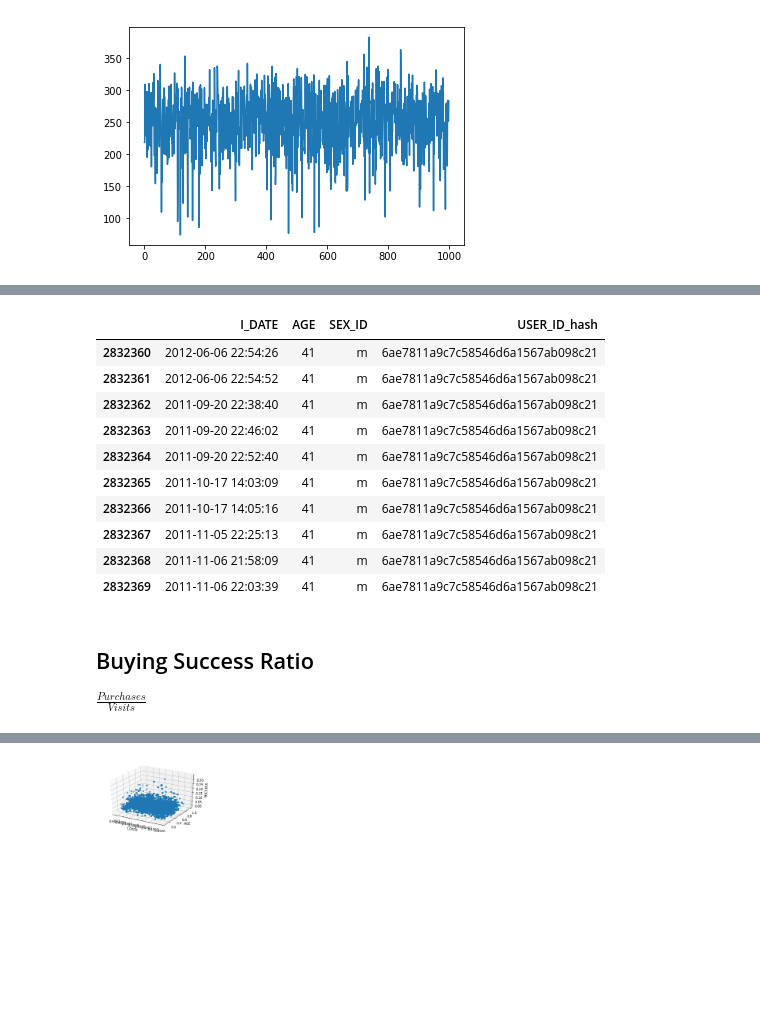
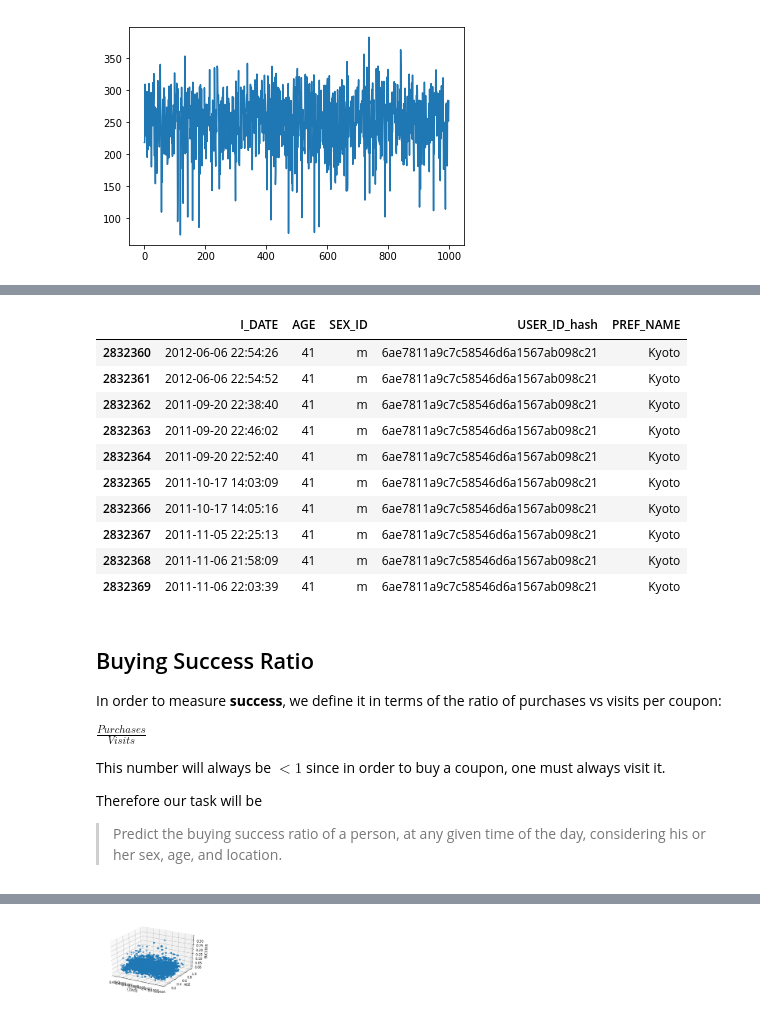
Before and after one commit to alorozco53/Coupons, a Jupyter notebook: CouponsKueski.ipynb, the cells around one changed output, grey strips where cells are left out. Cells and saved outputs as stored; diff of their text form; code cells hidden in the pictures; blank space fills up the shorter version.

Commit message:
[ADDED] a complete task

```diff
--- a/CouponsKueski.ipynb
+++ b/CouponsKueski.ipynb
@@ -155,21 +171,32 @@ plt.plot(np.array(avgs))
 # %%
-date_vs_age = coupon_visit_train.join(user_list, on='USER_ID_hash')[['I_DATE', 'AGE', 'SEX_ID', 'USER_ID_hash']]
+# Join coupon visits with user data
+date_vs_age = coupon_visit_train.join(user_list, on='USER_ID_hash')[['I_DATE', 'AGE', 'SEX_ID', 'USER_ID_hash', 'PREF_NAME']]
 date_vs_age.I_DATE = date_vs_age.I_DATE.apply(lambda d: get_time(d))
+date_vs_age = date_vs_age.fillna(value='-')
 date_vs_age[date_vs_age.SEX_ID == 'm'].tail(10)
 # %% [output]
-|  | I_DATE | AGE | SEX_ID | USER_ID_hash |
-| 2832360 | 2012-06-06 22:54:26 | 41 | m | 6ae7811a9c7c58546d6a1567ab098c21 |
-| 2832361 | 2012-06-06 22:54:52 | 41 | m | 6ae7811a9c7c58546d6a1567ab098c21 |
-| 2832362 | 2011-09-20 22:38:40 | 41 | m | 6ae7811a9c7c58546d6a1567ab098c21 |
-| 2832363 | 2011-09-20 22:46:02 | 41 | m | 6ae7811a9c7c58546d6a1567ab098c21 |
-| 2832364 | 2011-09-20 22:52:40 | 41 | m | 6ae7811a9c7c58546d6a1567ab098c21 |
-| 2832365 | 2011-10-17 14:03:09 | 41 | m | 6ae7811a9c7c58546d6a1567ab098c21 |
-| 2832366 | 2011-10-17 14:05:16 | 41 | m | 6ae7811a9c7c58546d6a1567ab098c21 |
-| 2832367 | 2011-11-05 22:25:13 | 41 | m | 6ae7811a9c7c58546d6a1567ab098c21 |
-| 2832368 | 2011-11-06 21:58:09 | 41 | m | 6ae7811a9c7c58546d6a1567ab098c21 |
-| 2832369 | 2011-11-06 22:03:39 | 41 | m | 6ae7811a9c7c58546d6a1567ab098c21 |
+|  | I_DATE | AGE | SEX_ID | USER_ID_hash | PREF_NAME |
+| 2832360 | 2012-06-06 22:54:26 | 41 | m | 6ae7811a9c7c58546d6a1567ab098c21 | Kyoto |
+| 2832361 | 2012-06-06 22:54:52 | 41 | m | 6ae7811a9c7c58546d6a1567ab098c21 | Kyoto |
+| 2832362 | 2011-09-20 22:38:40 | 41 | m | 6ae7811a9c7c58546d6a1567ab098c21 | Kyoto |
+| 2832363 | 2011-09-20 22:46:02 | 41 | m | 6ae7811a9c7c58546d6a1567ab098c21 | Kyoto |
+| 2832364 | 2011-09-20 22:52:40 | 41 | m | 6ae7811a9c7c58546d6a1567ab098c21 | Kyoto |
+| 2832365 | 2011-10-17 14:03:09 | 41 | m | 6ae7811a9c7c58546d6a1567ab098c21 | Kyoto |
+| 2832366 | 2011-10-17 14:05:16 | 41 | m | 6ae7811a9c7c58546d6a1567ab098c21 | Kyoto |
+| 2832367 | 2011-11-05 22:25:13 | 41 | m | 6ae7811a9c7c58546d6a1567ab098c21 | Kyoto |
+| 2832368 | 2011-11-06 21:58:09 | 41 | m | 6ae7811a9c7c58546d6a1567ab098c21 | Kyoto |
+| 2832369 | 2011-11-06 22:03:39 | 41 | m | 6ae7811a9c7c58546d6a1567ab098c21 | Kyoto |
-# %% [markdown]
-## Buying Success Ratio
-
-$\frac{Purchases}{Visits}$
+# %% [markdown]
+## Buying Success Ratio
+
+In order to measure **success**, we define it in terms of the ratio of purchases vs
+visits per coupon:
+
+$\frac{Purchases}{Visits}$
+
+This number will always be $< 1$ since in order to buy a coupon, one must always visit it.
+
+Therefore our task will be
+> Predict the buying success ratio of a person, at any given time of the day, considering
+  his or her sex, age, and location.
 # %%
```
Also changed, not shown: parts of 32 cells of this notebook, 1 other file.
